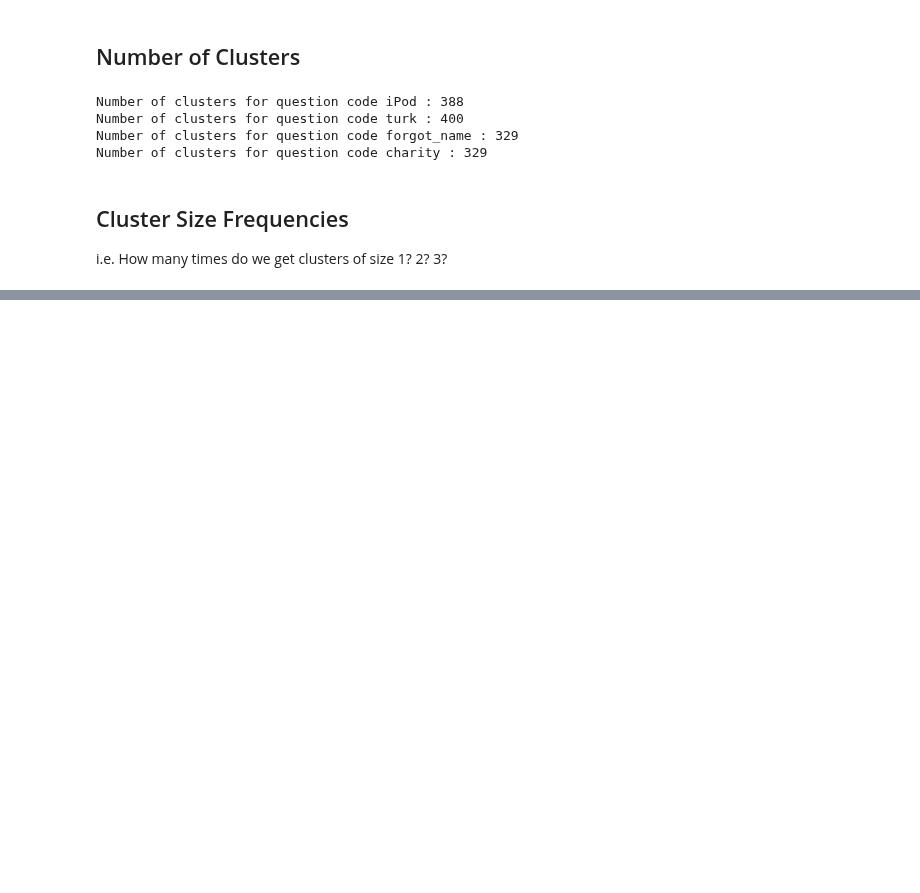
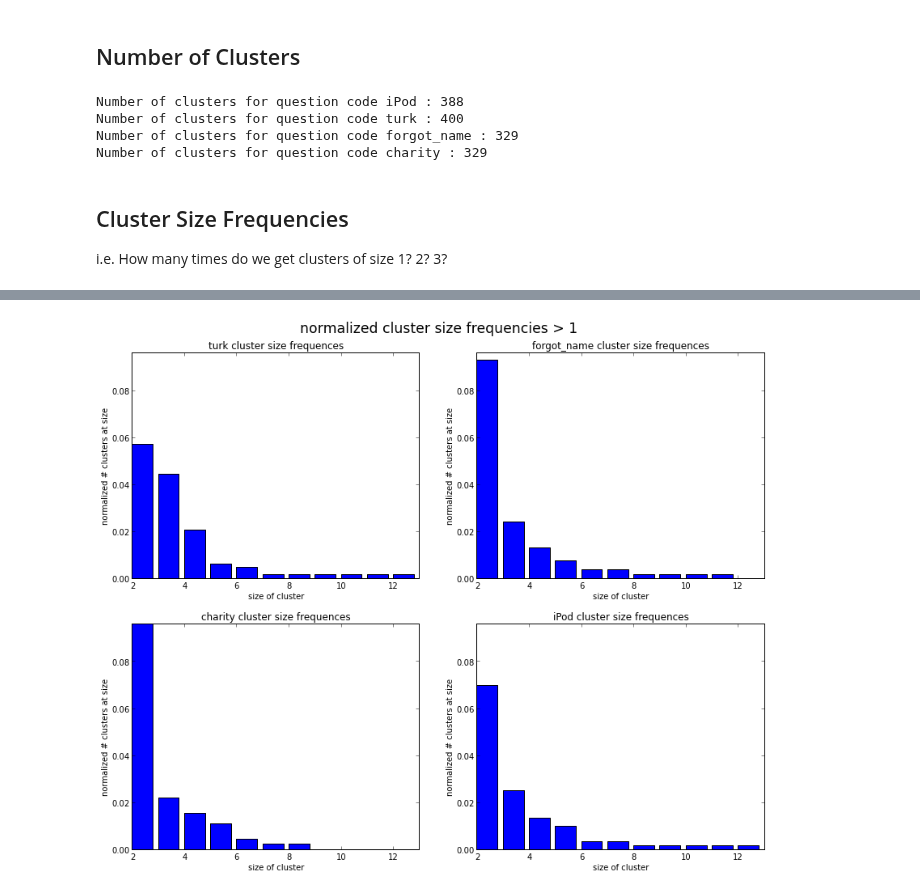
Before and after one commit to filkry/crowbrain, a Jupyter notebook: exps/post_pilot12_13_stats.ipynb, the cells around one changed output, grey strips where cells are left out. Saved outputs shown, nothing was run; the diff lists cells and outputs as text; code cells hidden in the pictures; blank space fills up the shorter version.

```diff
--- a/exps/post_pilot12_13_stats.ipynb
+++ b/exps/post_pilot12_13_stats.ipynb
@@ -229,0 +279,4 @@ plot_cluster_size_hists()
+# %%
+plot_cluster_size_hists("normalized cluster size frequencies > 1", normalize=True, minimum_size = 2)
+# %% [output]
+[figure, added]
```
Also changed, not shown: parts of 9 cells of this notebook.
